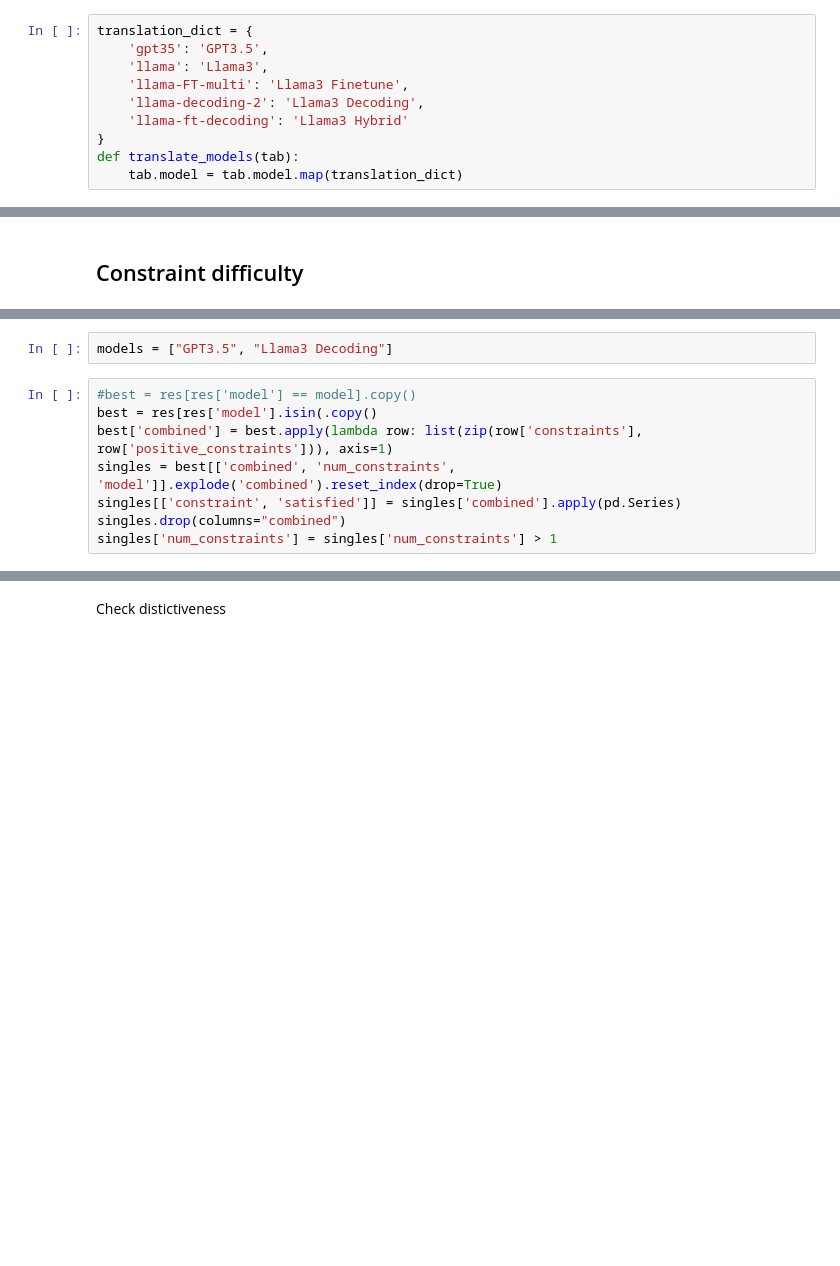
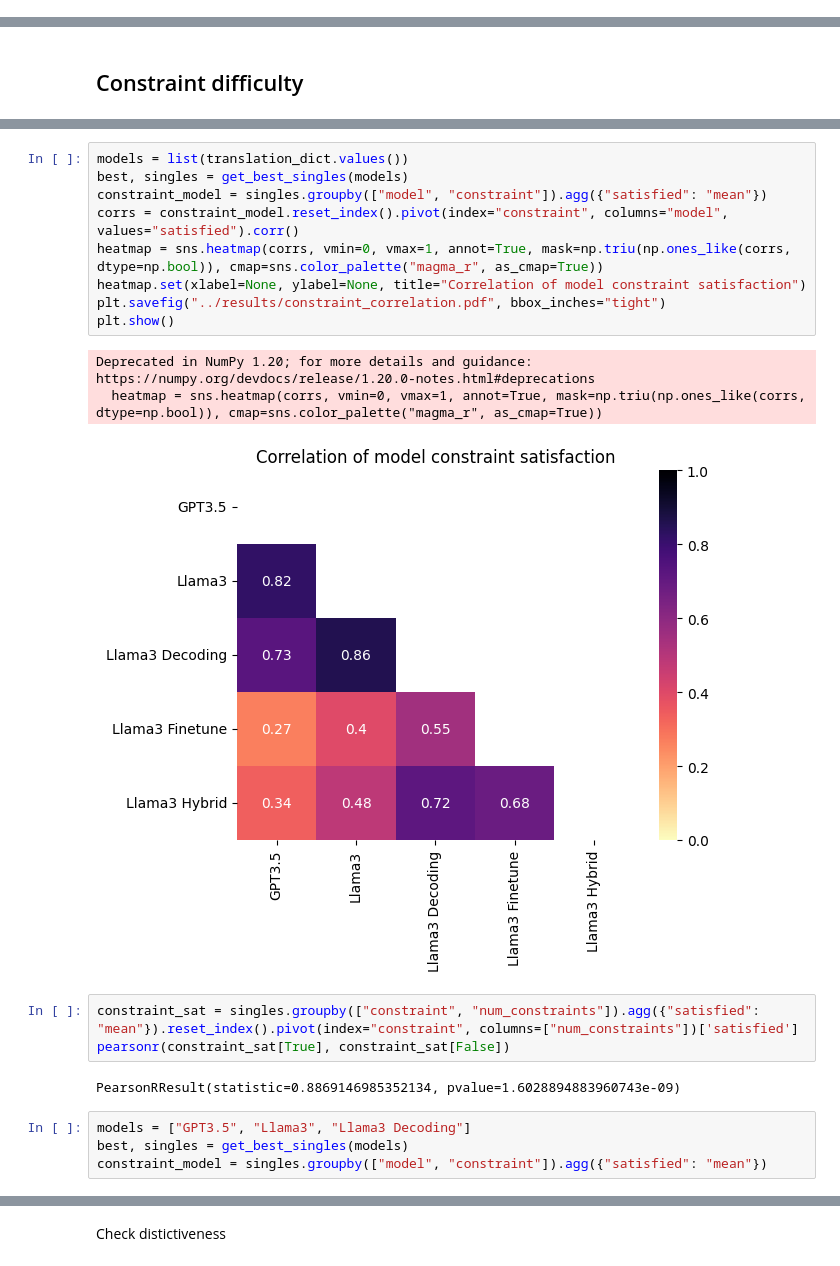
Before and after one commit to shivster2000/grammarctg, a Jupyter notebook: experiments/016_task1_task2_results.ipynb, the cells around one changed output, grey strips where cells are left out. Drawn from its saved outputs; the diff is of its cells as text; blank space fills up the shorter version.

```diff
--- a/experiments/016_task1_task2_results.ipynb
+++ b/experiments/016_task1_task2_results.ipynb
@@ -128,16 +139,6 @@ plot_sat(res)
 [figure]
 # %% [markdown]
 # Task 1
-# %%
-translation_dict = {
-    'gpt35': 'GPT3.5',
-    'llama': 'Llama3',
-    'llama-FT-multi': 'Llama3 Finetune',
-    'llama-decoding-2': 'Llama3 Decoding',
-    'llama-ft-decoding': 'Llama3 Hybrid'
-}
-def translate_models(tab):
-    tab.model = tab.model.map(translation_dict)
 # %%
 models = ["gpt35", "llama", "llama-FT-multi", "llama-ft-decoding", "llama-decoding-2"]
 res, single_constraints = get_res(models)
@@ -338,10 +350,22 @@ Llama3 Hybrid   &             2.60 &       2.30 &              2.38 &
 # %%
-models = ["GPT3.5", "Llama3 Decoding"]
+models = list(translation_dict.values())
+best, singles = get_best_singles(models)
+constraint_model = singles.groupby(["model", "constraint"]).agg({"satisfied": "mean"})
+corrs = constraint_model.reset_index().pivot(index="constraint", columns="model", values="satisfied").corr()
+heatmap = sns.heatmap(corrs, vmin=0, vmax=1, annot=True, mask=np.triu(np.ones_like(corrs, dtype=np.bool)), cmap=sns.color_palette("magma_r", as_cmap=True))
+heatmap.set(xlabel=None, ylabel=None, title="Correlation of model constraint satisfaction")
+plt.savefig("../results/constraint_correlation.pdf", bbox_inches="tight")
+plt.show()
+# %% [output]
+Deprecated in NumPy 1.20; for more details and guidance: https://numpy.org/devdocs/release/1.20.0-notes.html#deprecations
+  heatmap = sns.heatmap(corrs, vmin=0, vmax=1, annot=True, mask=np.triu(np.ones_like(corrs, dtype=np.bool)), cmap=sns.color_palette("magma_r", as_cmap=True))
+[figure, added]
-# %%
-#best = res[res['model'] == model].copy()
-best = res[res['model'].isin(.copy()
-best['combined'] = best.apply(lambda row: list(zip(row['constraints'], row['positive_constraints'])), axis=1)
-singles = best[['combined', 'num_constraints', 'model']].explode('combined').reset_index(drop=True)
-singles[['constraint', 'satisfied']] = singles['combined'].apply(pd.Series)
-singles.drop(columns="combined")
-singles['num_constraints'] = singles['num_constraints'] > 1
+# %%
+constraint_sat = singles.groupby(["constraint", "num_constraints"]).agg({"satisfied": "mean"}).reset_index().pivot(index="constraint", columns=["num_constraints"])['satisfied']
+pearsonr(constraint_sat[True], constraint_sat[False])
+# %% [output]
+PearsonRResult(statistic=0.8869146985352134, pvalue=1.6028894883960743e-09)
+# %%
+models = ["GPT3.5", "Llama3", "Llama3 Decoding"]
+best, singles = get_best_singles(models)
+constraint_model = singles.groupby(["model", "constraint"]).agg({"satisfied": "mean"})
```
Also changed, not shown: parts of 24 cells of this notebook, 24 other files.
